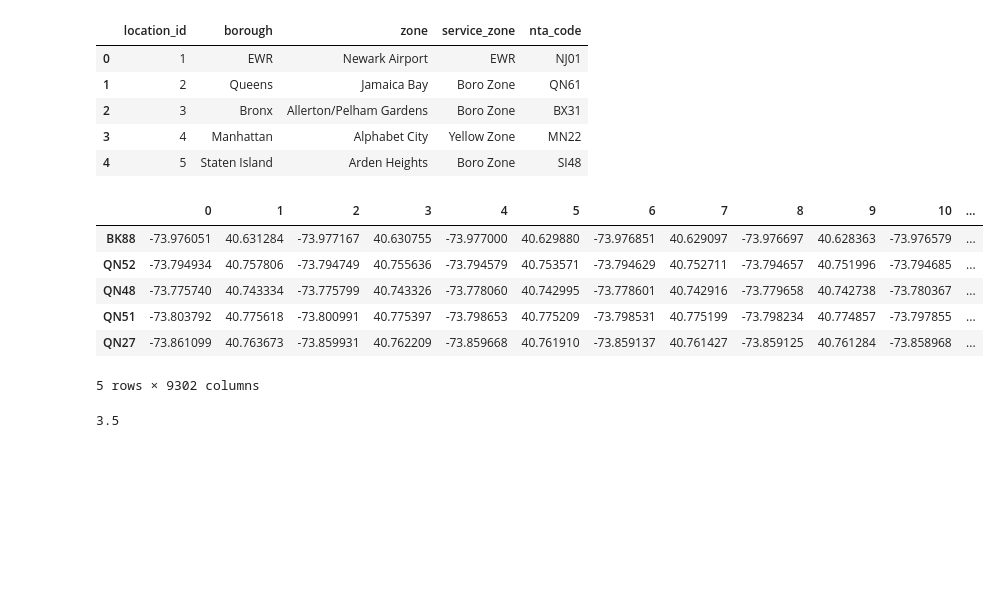
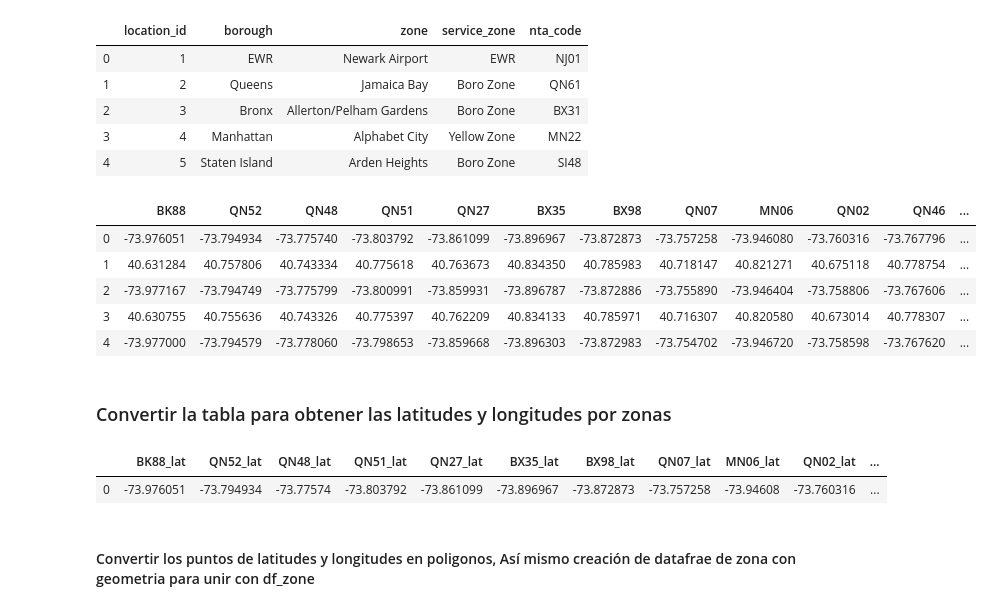
Before and after one commit to ingkilo/Bogota_2_Journal, a Jupyter notebook: Datathon/EDA Notebooks/Zones - Geography Join.ipynb, the cells around one changed output. Cells and saved outputs as stored; diff of their text form; code cells hidden in the pictures; blank space fills up the shorter version.

Commit message:
Update zones
Update zones notebook - polygons created

```diff
--- a/Datathon/EDA Notebooks/Zones - Geography Join.ipynb
+++ b/Datathon/EDA Notebooks/Zones - Geography Join.ipynb
@@ -28,12 +36,11 @@ df_zones.head()
 | 3 | 4 | Manhattan | Alphabet City | Yellow Zone | MN22 |
 | 4 | 5 | Staten Island | Arden Heights | Boro Zone | SI48 |
 # %%
-df_geo.T.head()
+df_geo.head()
 # %% [output]
-|  | 0 | 1 | 2 | 3 | 4 | 5 | 6 | 7 | 8 | 9 | 10 | ... |
-| BK88 | -73.976051 | 40.631284 | -73.977167 | 40.630755 | -73.977000 | 40.629880 | -73.976851 | 40.629097 | -73.976697 | 40.628363 | -73.976579 | ... |
-| QN52 | -73.794934 | 40.757806 | -73.794749 | 40.755636 | -73.794579 | 40.753571 | -73.794629 | 40.752711 | -73.794657 | 40.751996 | -73.794685 | ... |
-| QN48 | -73.775740 | 40.743334 | -73.775799 | 40.743326 | -73.778060 | 40.742995 | -73.778601 | 40.742916 | -73.779658 | 40.742738 | -73.780367 | ... |
-| QN51 | -73.803792 | 40.775618 | -73.800991 | 40.775397 | -73.798653 | 40.775209 | -73.798531 | 40.775199 | -73.798234 | 40.774857 | -73.797855 | ... |
-| QN27 | -73.861099 | 40.763673 | -73.859931 | 40.762209 | -73.859668 | 40.761910 | -73.859137 | 40.761427 | -73.859125 | 40.761284 | -73.858968 | ... |
+|  | BK88 | QN52 | QN48 | QN51 | QN27 | BX35 | BX98 | QN07 | MN06 | QN02 | QN46 | ... |
+| 0 | -73.976051 | -73.794934 | -73.775740 | -73.803792 | -73.861099 | -73.896967 | -73.872873 | -73.757258 | -73.946080 | -73.760316 | -73.767796 | ... |
+| 1 | 40.631284 | 40.757806 | 40.743334 | 40.775618 | 40.763673 | 40.834350 | 40.785983 | 40.718147 | 40.821271 | 40.675118 | 40.778754 | ... |
+| 2 | -73.977167 | -73.794749 | -73.775799 | -73.800991 | -73.859931 | -73.896787 | -73.872886 | -73.755890 | -73.946404 | -73.758806 | -73.767606 | ... |
+| 3 | 40.630755 | 40.755636 | 40.743326 | 40.775397 | 40.762209 | 40.834133 | 40.785971 | 40.716307 | 40.820580 | 40.673014 | 40.778307 | ... |
+| 4 | -73.977000 | -73.794579 | -73.778060 | -73.798653 | -73.859668 | -73.896303 | -73.872983 | -73.754702 | -73.946720 | -73.758598 | -73.767620 | ... |
-5 rows × 9302 columns
@@ -44,4 +47,2 @@ cols = ["Lat"+x]
-# %%
-7 / 2
-# %% [output]
-3.5
+# %% [markdown]
+### Convertir la tabla para obtener las latitudes y longitudes por zonas
@@ -47,0 +54,7 @@ cols = ["Lat"+x]
+# %%
+df_geoOrder.head(1)
+# %% [output]
+|  | BK88_lat | QN52_lat | QN48_lat | QN51_lat | QN27_lat | BX35_lat | BX98_lat | QN07_lat | MN06_lat | QN02_lat | ... |
+| 0 | -73.976051 | -73.794934 | -73.77574 | -73.803792 | -73.861099 | -73.896967 | -73.872873 | -73.757258 | -73.94608 | -73.760316 | ... |
+# %% [markdown]
+#### Convertir los puntos de latitudes y longitudes en poligonos, Así mismo creación de datafrae de zona con geometria para unir con df_zone
```
Also changed, not shown: parts of 13 cells of this notebook.
